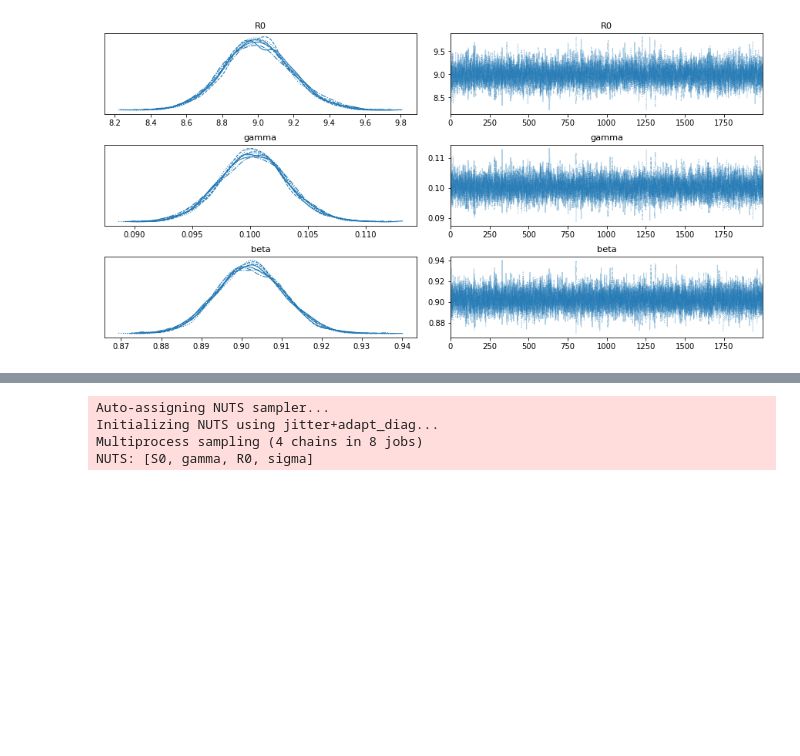
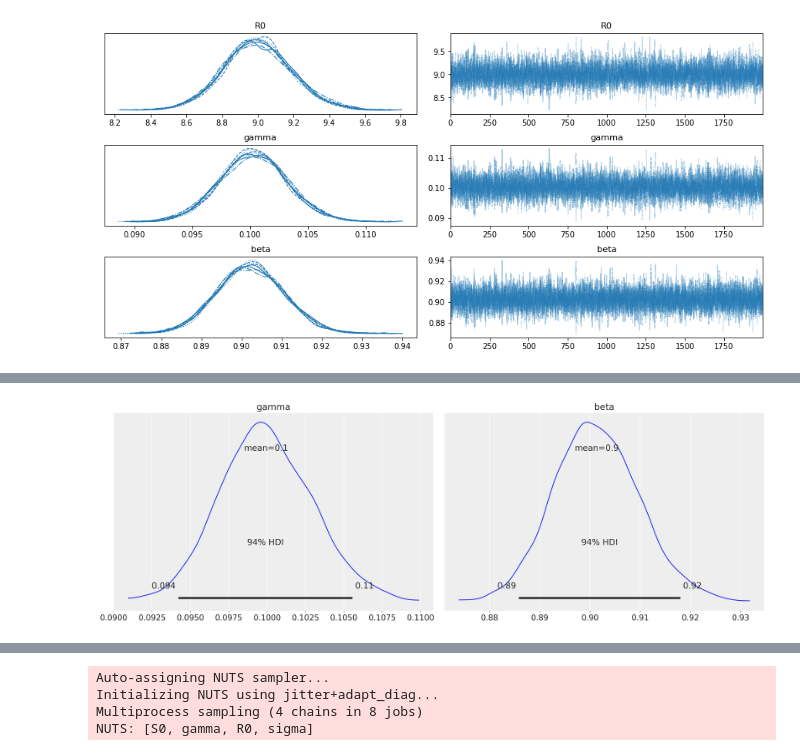
Before and after one commit to maxbiostat/R0_uncertainty, a Jupyter notebook: code/New_notebooks/Inference PyMC3.ipynb, the cells around one changed output, grey strips where cells are left out. Saved outputs shown, nothing was run; the diff lists cells and outputs as text; code cells hidden in the pictures; blank space fills up the shorter version.

Commit message:
Now letting beta and gamma free to vary

```diff
--- a/code/New_notebooks/Inference PyMC3.ipynb
+++ b/code/New_notebooks/Inference PyMC3.ipynb
@@ -57,5 +60,5 @@ Sampling 8 chains for 1_000 tune and 2_000 draw iterations (8_000 + 16_000 draws
 The acceptance probability does not match the target. It is 0.8792893073942789, but should be close to 0.8. Try to increase the number of tuning steps.
 The acceptance probability does not match the target. It is 0.883922544701527, but should be close to 0.8. Try to increase the number of tuning steps.
 # %%
-data = az.from_pymc3(trace=trace)
+pdata = az.from_pymc3(trace=trace)
 # %%
@@ -68,0 +75,12 @@ az.plot_trace(data,var_names=['R0','gamma', 'beta']);
+# %%
+with pm.Model() as model2:
+    sigma = pm.HalfCauchy('sigma', 1, shape=2)
+
+    gam = pm.Lognormal('gamma', pm.math.log(2), 2)
+    beta = pm.Lognormal('beta', pm.math.log(4), 2)
+
+    sir_curves = sir_model(y0=[0.99, 0.01], theta=[beta, gam])
+
+    Y = pm.Lognormal('Y', mu=pm.math.log(sir_curves), sigma=sigma, observed=data)
+#     db = pm.backends.HDF5('traces.h5') # Salva as amostras e assim evita de manter tudo na memória
+    trace2 = pm.sample(1000, tune=500, cores=8, chains=4)
@@ -68,0 +98,6 @@ az.plot_trace(data,var_names=['R0','gamma', 'beta']);
+# %%
+pdata2 = az.from_pymc3(trace=trace2)
+# %%
+az.plot_posterior(pdata2,var_names=['gamma', 'beta']);
+# %% [output]
+[figure, added]
```
Also changed, not shown: parts of 6 cells of this notebook.
